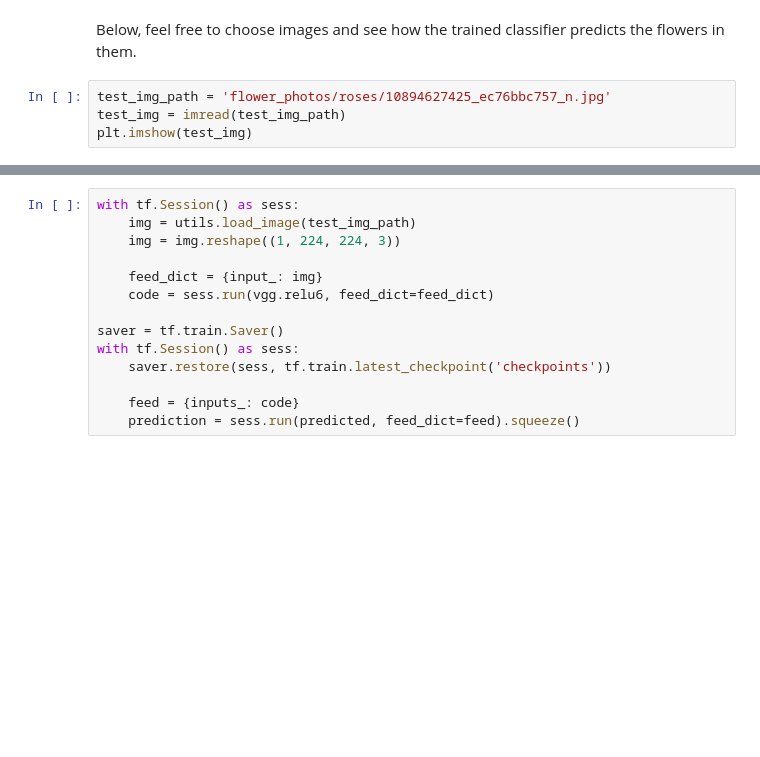
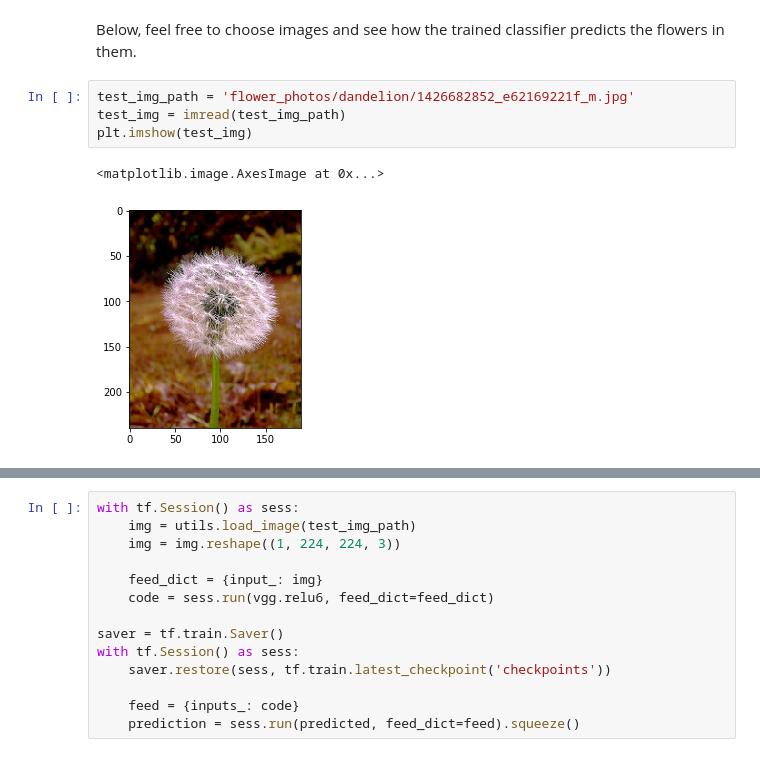
Before and after one commit to toddstrader/deep-learning, a Jupyter notebook: transfer-learning/Transfer_Learning.ipynb, the cells around one changed output, grey strips where cells are left out. Cells and saved outputs as stored; diff of their text form; blank space fills up the shorter version.

```diff
--- a/transfer-learning/Transfer_Learning.ipynb
+++ b/transfer-learning/Transfer_Learning.ipynb
@@ -340,9 +418,12 @@ from scipy.ndimage import imread
 # %% [markdown]
 Below, feel free to choose images and see how the trained classifier predicts the flowers in them.
 # %%
-test_img_path = 'flower_photos/roses/10894627425_ec76bbc757_n.jpg'
+test_img_path = 'flower_photos/dandelion/1426682852_e62169221f_m.jpg'
 test_img = imread(test_img_path)
 plt.imshow(test_img)
+# %% [output]
+<matplotlib.image.AxesImage at 0x...>
+[figure, added]
 # %%
 # Run this cell if you don't have a vgg graph built
 with tf.Session() as sess:
```
Also changed, not shown: parts of 12 cells of this notebook.
